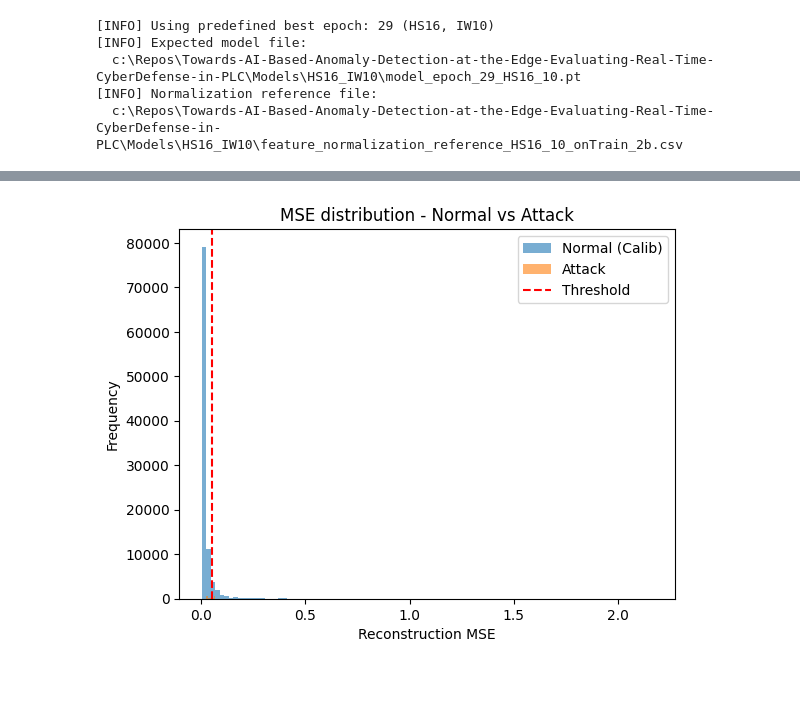
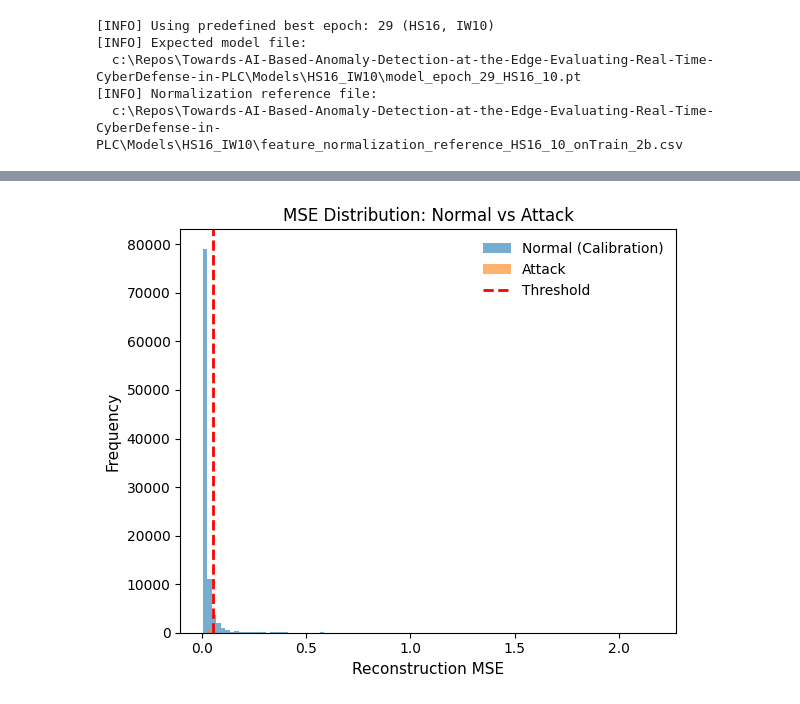
Before and after one commit to Dobrady/Towards-AI-Based-Anomaly-Detection-at-the-Edge-Evaluating-Real-Time-CyberDefense-in-PLC, a Jupyter notebook: Notebooks/LSTM-Evaluation Tool.ipynb, the cells around one changed output, grey strips where cells are left out. Saved outputs shown, nothing was run; the diff lists cells and outputs as text; code cells hidden in the pictures.

```diff
--- a/Notebooks/LSTM-Evaluation Tool.ipynb
+++ b/Notebooks/LSTM-Evaluation Tool.ipynb
@@ -31,6 +31,7 @@ MODEL_VERSION    = "v1"
 BEST_EPOCH = "best"  # or e.g. 16 for manual selection
 
 # --- Evaluation settings ---
+ENABLE_EVAL_SAVE = True
 DEVICE                   = "cpu"
 LABEL_COL                = "Normal/Attack"
 USE_PERCENTILE_THRESHOLD = True
@@ -38,6 +39,8 @@ THRESHOLD_PERCENTILE     = 92
 PRED_THRESHOLD           = 0.001193  # only used if USE_PERCENTILE_THRESHOLD == False
 NUM_LAYERS       = 1
 NUM_FEATURES     = 40
+
+
 
 # --- Predefined best epochs for combinations of (HIDDEN_SIZE, SEQUENCE_LENGTH) ---
 BEST_EPOCHS = {
@@ -84,6 +87,8 @@ print(f"[INFO] Normalization reference file:\n  {NORM_REFERENCE_FILENAME}")
 if not NORM_REFERENCE_FILENAME.exists():
     print(f"[ERROR] Normalization reference file not found:\n  {NORM_REFERENCE_FILENAME}")
     raise FileNotFoundError("Feature normalization reference file does not exist.")
+# --- Evaluation logging ---
+EVAL_LOG_DIR = MODEL_DIR / "evaluation_log"
 # %% [output]
 [INFO] Using predefined best epoch: 29 (HS16, IW10)
 [INFO] Expected model file:
@@ -210,7 +145,7 @@ def fast_mse_from_csv(csv_path, features, means, stds, model, device, seq_len, b
 
     # csak a szükséges oszlopokat tartsuk meg
     cols = features + ([label_col] if label_col is not None else [])
-    df = df[cols].copy()
+    df = df.reindex(columns=cols, fill_value=0.0).copy()
 
     X = df[features].to_numpy(dtype=np.float32)
 
@@ -496,12 +490,33 @@ Normal CALIB MSE: mean=0.022342, std=0.065195
 # %%
-import matplotlib.pyplot as plt
-plt.hist(mse_calib, bins=100, alpha=0.6, label="Normal (Calib)")
+# ==========================================================
+# MSE DISTRIBUTION (Normal vs Attack)
+# ==========================================================
+plt.figure(figsize=(6, 5))
+
+plt.hist(mse_calib, bins=100, alpha=0.6, label="Normal (Calibration)")
 plt.hist(mse_attack, bins=100, alpha=0.6, label="Attack")
-plt.axvline(pred_threshold, color='red', linestyle='--', label='Threshold')
-plt.legend()
-plt.xlabel("Reconstruction MSE")
-plt.ylabel("Frequency")
-plt.title("MSE distribution - Normal vs Attack")
+plt.axvline(
+    pred_threshold,
+    color="red",
+    linestyle="--",
+    linewidth=2,
+    label="Threshold"
+)
+
+plt.xlabel("Reconstruction MSE", fontsize=11)
+plt.ylabel("Frequency", fontsize=11)
+plt.title("MSE Distribution: Normal vs Attack", fontsize=12)
+plt.legend(frameon=False)
+plt.tight_layout()
+
+if ENABLE_EVAL_SAVE:
+    plt.savefig(
+        EVAL_LOG_DIR / f"mse_distribution_HS{HIDDEN_SIZE}_SL{SEQUENCE_LENGTH}.png",
+        dpi=600,
+        bbox_inches="tight"
+    )
+
 plt.show()
+plt.close()
 # %% [output]
-[figure, old version]
+[figure, new version]
```
Also changed, not shown: parts of 6 cells of this notebook.
